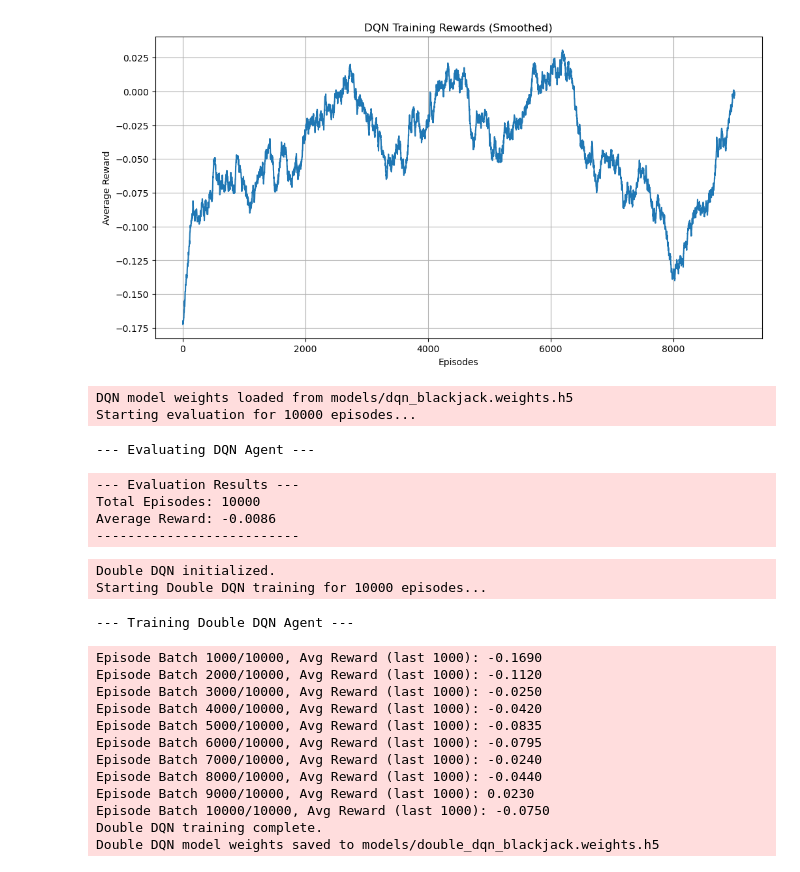
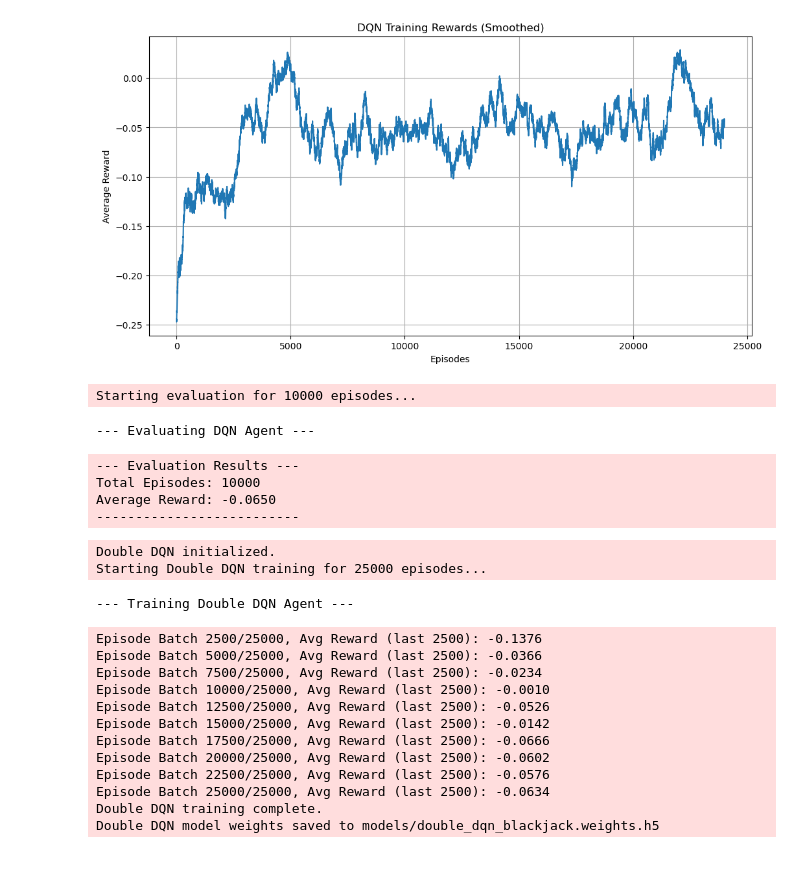
Before and after one commit to dafaqboomduck/NeuroJack, a Jupyter notebook: notebooks/testing.ipynb, the cells around one changed output. Drawn from its saved outputs; the diff is of its cells as text; code cells hidden in the pictures.

```diff
--- a/notebooks/testing.ipynb
+++ b/notebooks/testing.ipynb
@@ -44,16 +49,33 @@ Derived state size: 3, number of actions: 2
 # %%
-# Define basic training parameters for the .fit method
+# Define parameters for the DQN Model
+dqn_params = {
+    "learning_rate": 1e-4,
+    "gamma": 0.9,
+    "epsilon_start": 1.0,
+    "epsilon_end": 0.005,
+    "epsilon_decay": 0.9985,
+    "replay_buffer_capacity": 25000,
+    "train_freq": 1,
+    "target_update_freq": 1000,
+    "verbose": 1, # or 0 for silent
+    "q_net_model": q_model
+}
+
+# Define training parameters for the .fit method
 training_params = {
-    "num_episodes": 10000, # Number of games the model is trained for
-    "batch_size": 128, # Number of games in a mini-batch
-    "log_interval": 1000 # How often the model evaluates it's performance
+    "num_episodes": 25000,
+    "batch_size": 128,
+    "log_interval": 2500
 }
 # %%
 print("--- Training DQN Agent ---")
 
-# Initialize with environment parameters
-dqn_agent = DQNAgent(env)
+# Initialize with default parameters from settings.py
+dqn_agent = DQNAgent(env, **dqn_params)# Pass params using **kwargs
 
 # Start training
-dqn_rewards_history = dqn_agent.fit(env, **training_params) # Pass basic params using **kwargs
+dqn_rewards_history = dqn_agent.fit(env, **training_params) # Pass params using **kwargs
+
+# Save the trained model weights
+dqn_agent.save_weights('models/dqn_blackjack.weights.h5')
 # %% [output]
@@ -73,31 +86,23 @@ DQN training complete.
 # %%
-# Plotting the smoothed rewards
-plt.figure(figsize=(12, 6))
-plt.plot(smooth(dqn_rewards_history, w=1000)) # Use a smoothing window, e.g., 1000 episodes
-plt.title("DQN Training Rewards (Smoothed)")
-plt.xlabel("Episodes")
-plt.ylabel("Average Reward")
-plt.grid(True)
-plt.show()
+dqn_agent.plot_history(dqn_rewards_history)
 # %% [output]
-[figure, old version]
+[figure, new version]
 # %%
 print("\n--- Evaluating DQN Agent ---")
-eval_dqn_agent = DQNAgent(env)
-eval_dqn_agent.load_weights('models/dqn_blackjack.weights.h5')
-dqn_eval = eval_dqn_agent.evaluate(env, num_eval_episodes=10000)
+# eval_dqn_agent = DQNAgent(env, q_net_model=q_model)
+# eval_dqn_agent.load_weights('models/dqn_blackjack.weights.h5')
+dqn_eval = dqn_agent.evaluate(env, num_eval_episodes=10000)
 # %% [output]
-DQN model weights loaded from models/dqn_blackjack.weights.h5
 Starting evaluation for 10000 episodes...
 --- Evaluating DQN Agent ---
 --- Evaluation Results ---
 Total Episodes: 10000
-Average Reward: -0.0086
+Average Reward: -0.0650
 --------------------------
 # %%
 print("\n--- Training Double DQN Agent ---")
 
-double_dqn_agent = DoubleDQNAgent(env)
+double_dqn_agent = DoubleDQNAgent(env, **dqn_params)
 
 # You can reuse training_params or define new ones
 double_dqn_rewards_history = double_dqn_agent.fit(env, **training_params)
@@ -106,18 +111,18 @@ double_dqn_rewards_history = double_dqn_agent.fit(env, **training_params)
 double_dqn_agent.save_weights('models/double_dqn_blackjack.weights.h5')
 # %% [output]
 Double DQN initialized.
-Starting Double DQN training for 10000 episodes...
+Starting Double DQN training for 25000 episodes...
 --- Training Double DQN Agent ---
-Episode Batch 1000/10000, Avg Reward (last 1000): -0.1690
-Episode Batch 2000/10000, Avg Reward (last 1000): -0.1120
-Episode Batch 3000/10000, Avg Reward (last 1000): -0.0250
-Episode Batch 4000/10000, Avg Reward (last 1000): -0.0420
-Episode Batch 5000/10000, Avg Reward (last 1000): -0.0835
-Episode Batch 6000/10000, Avg Reward (last 1000): -0.0795
-Episode Batch 7000/10000, Avg Reward (last 1000): -0.0240
-Episode Batch 8000/10000, Avg Reward (last 1000): -0.0440
-Episode Batch 9000/10000, Avg Reward (last 1000): 0.0230
-Episode Batch 10000/10000, Avg Reward (last 1000): -0.0750
+Episode Batch 2500/25000, Avg Reward (last 2500): -0.1376
+Episode Batch 5000/25000, Avg Reward (last 2500): -0.0366
+Episode Batch 7500/25000, Avg Reward (last 2500): -0.0234
+Episode Batch 10000/25000, Avg Reward (last 2500): -0.0010
+Episode Batch 12500/25000, Avg Reward (last 2500): -0.0526
+Episode Batch 15000/25000, Avg Reward (last 2500): -0.0142
+Episode Batch 17500/25000, Avg Reward (last 2500): -0.0666
+Episode Batch 20000/25000, Avg Reward (last 2500): -0.0602
+Episode Batch 22500/25000, Avg Reward (last 2500): -0.0576
+Episode Batch 25000/25000, Avg Reward (last 2500): -0.0634
 Double DQN training complete.
 Double DQN model weights saved to models/double_dqn_blackjack.weights.h5
 # %%
```
Also changed, not shown: parts of 7 cells of this notebook, 16 other files.
